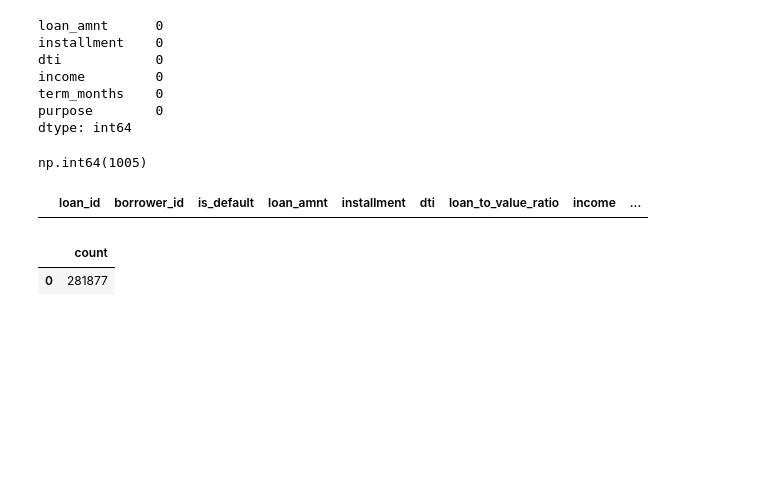
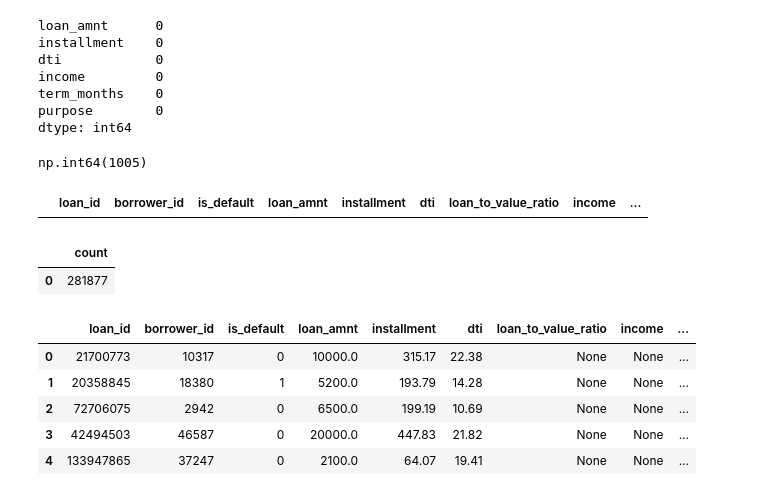
Before and after one commit to novoni01/credit-risk-assessment, a Jupyter notebook: notebooks/ml.ipynb, the cells around one changed output. Saved outputs shown, nothing was run; the diff lists cells and outputs as text; code cells hidden in the pictures; blank space fills up the shorter version.

```diff
--- a/notebooks/ml.ipynb
+++ b/notebooks/ml.ipynb
@@ -356,3 +356,12 @@ np.int64(1005)
 # %% [output]
 |  | count |
 | 0 | 281877 |
+# %%
+df.head()
+# %% [output]
+|  | loan_id | borrower_id | is_default | loan_amnt | installment | dti | loan_to_value_ratio | income | ... |
+| 0 | 21700773 | 10317 | 0 | 10000.0 | 315.17 | 22.38 | None | None | ... |
+| 1 | 20358845 | 18380 | 1 | 5200.0 | 193.79 | 14.28 | None | None | ... |
+| 2 | 72706075 | 2942 | 0 | 6500.0 | 199.19 | 10.69 | None | None | ... |
+| 3 | 42494503 | 46587 | 0 | 20000.0 | 447.83 | 21.82 | None | None | ... |
+| 4 | 133947865 | 37247 | 0 | 2100.0 | 64.07 | 19.41 | None | None | ... |
```
